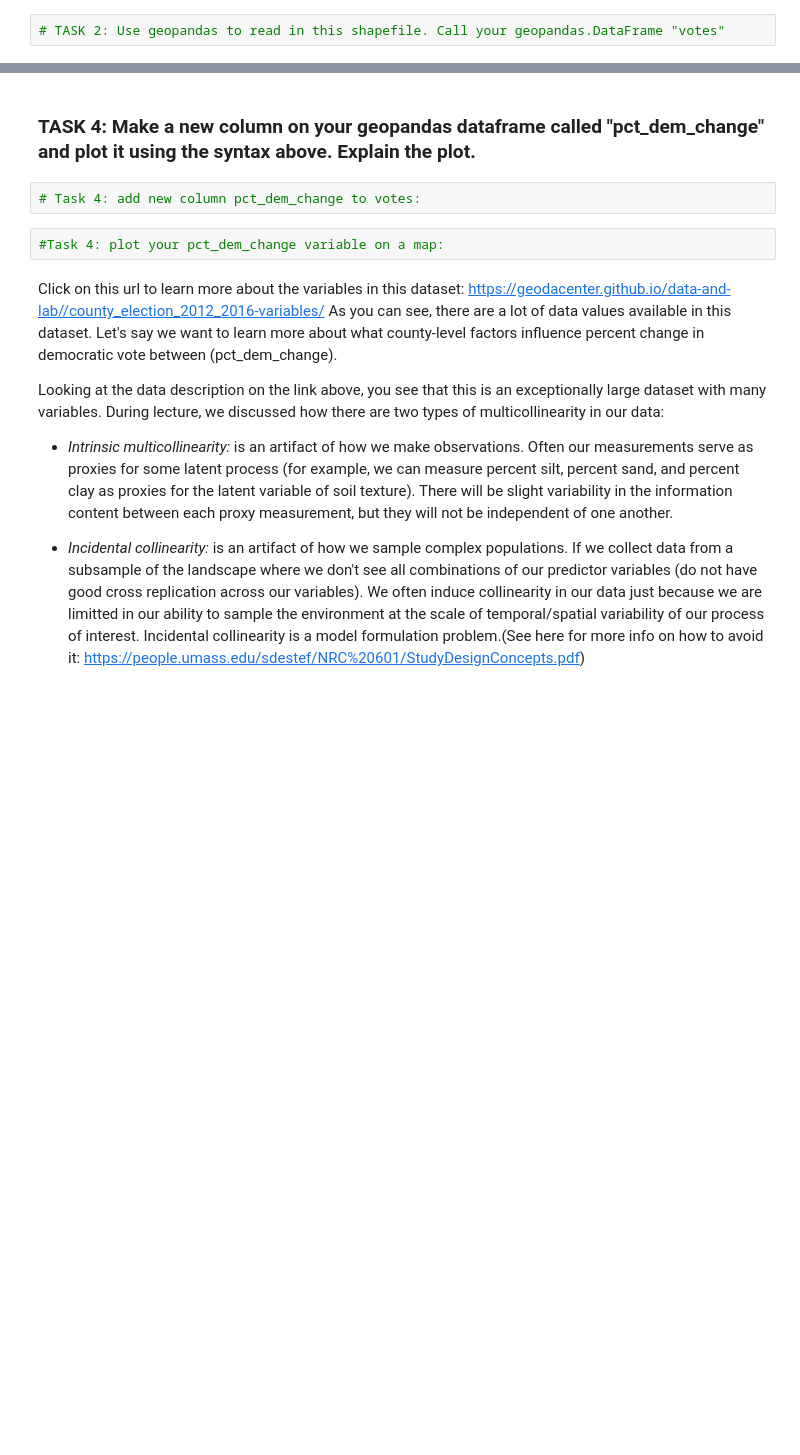
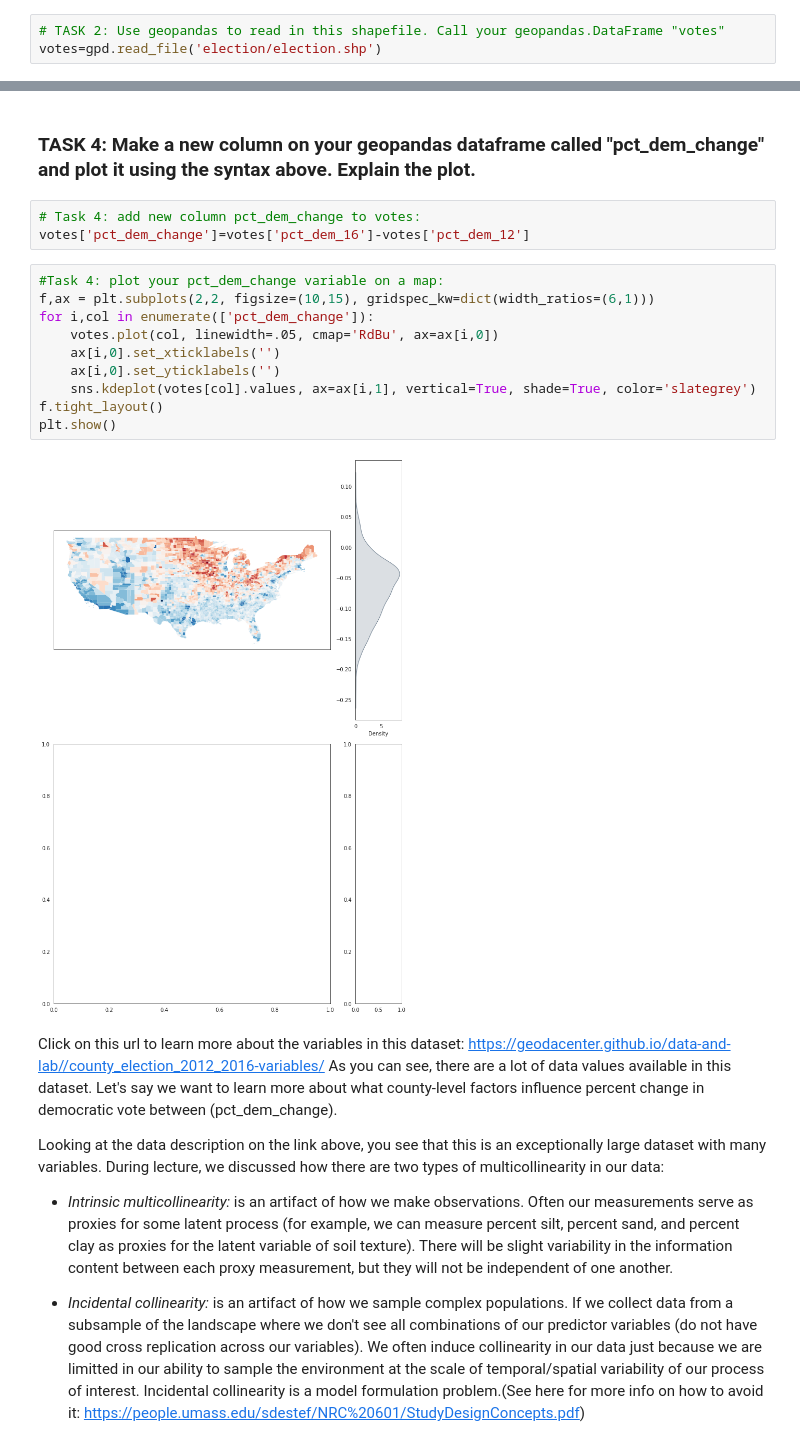
Before and after one commit to nickohl/EnvDatSci22, a Jupyter notebook: CodeSprints/multicollinearity_methods.ipynb, the cells around one changed output, grey strips where cells are left out. Saved outputs shown, nothing was run; the diff lists cells and outputs as text; blank space fills up the shorter version.

```diff
--- a/CodeSprints/multicollinearity_methods.ipynb
+++ b/CodeSprints/multicollinearity_methods.ipynb
@@ -100,6 +108,7 @@ URLError: ignored
 ### TASK 2: Use geopandas to read in this shapefile. Call your geopandas.DataFrame "votes"
 # %%
 # TASK 2: Use geopandas to read in this shapefile. Call your geopandas.DataFrame "votes"
+votes=gpd.read_file('election/election.shp')
 # %% [markdown]
 ### EXTRA CREDIT TASK (+2pts): use os to delete the elections data downloaded by pysal that you are no longer using.
 # %%
@@ -147,8 +194,19 @@ plt.show()
 ### TASK 4: Make a new column on your geopandas dataframe called "pct_dem_change" and plot it using the syntax above. Explain the plot.
 # %%
 # Task 4: add new column pct_dem_change to votes:
+votes['pct_dem_change']=votes['pct_dem_16']-votes['pct_dem_12']
-# %%
-#Task 4: plot your pct_dem_change variable on a map:
+# %%
+#Task 4: plot your pct_dem_change variable on a map:
+f,ax = plt.subplots(2,2, figsize=(10,15), gridspec_kw=dict(width_ratios=(6,1)))
+for i,col in enumerate(['pct_dem_change']):
+    votes.plot(col, linewidth=.05, cmap='RdBu', ax=ax[i,0])
+    ax[i,0].set_xticklabels('')
+    ax[i,0].set_yticklabels('')
+    sns.kdeplot(votes[col].values, ax=ax[i,1], vertical=True, shade=True, color='slategrey')
+f.tight_layout()
+plt.show()
+# %% [output]
+[figure, added]
 # %% [markdown]
 Click on this url to learn more about the variables in this dataset: https://geodacenter.github.io/data-and-lab//county_election_2012_2016-variables/
 As you can see, there are a lot of data values available in this dataset. Let's say we want to learn more about what county-level factors influence percent change in democratic vote between (pct_dem_change).
```
Also changed, not shown: parts of 9 cells of this notebook.
